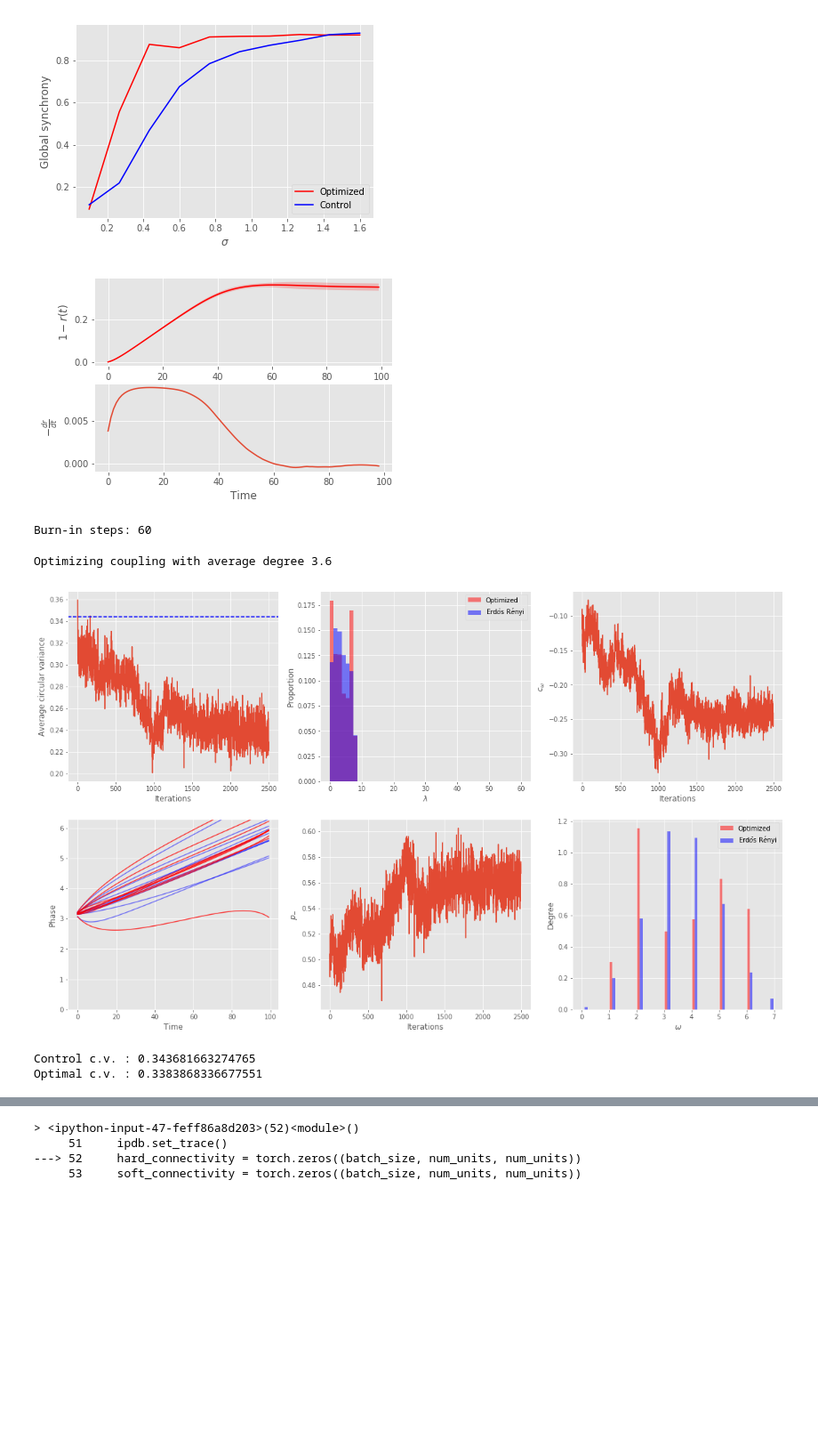
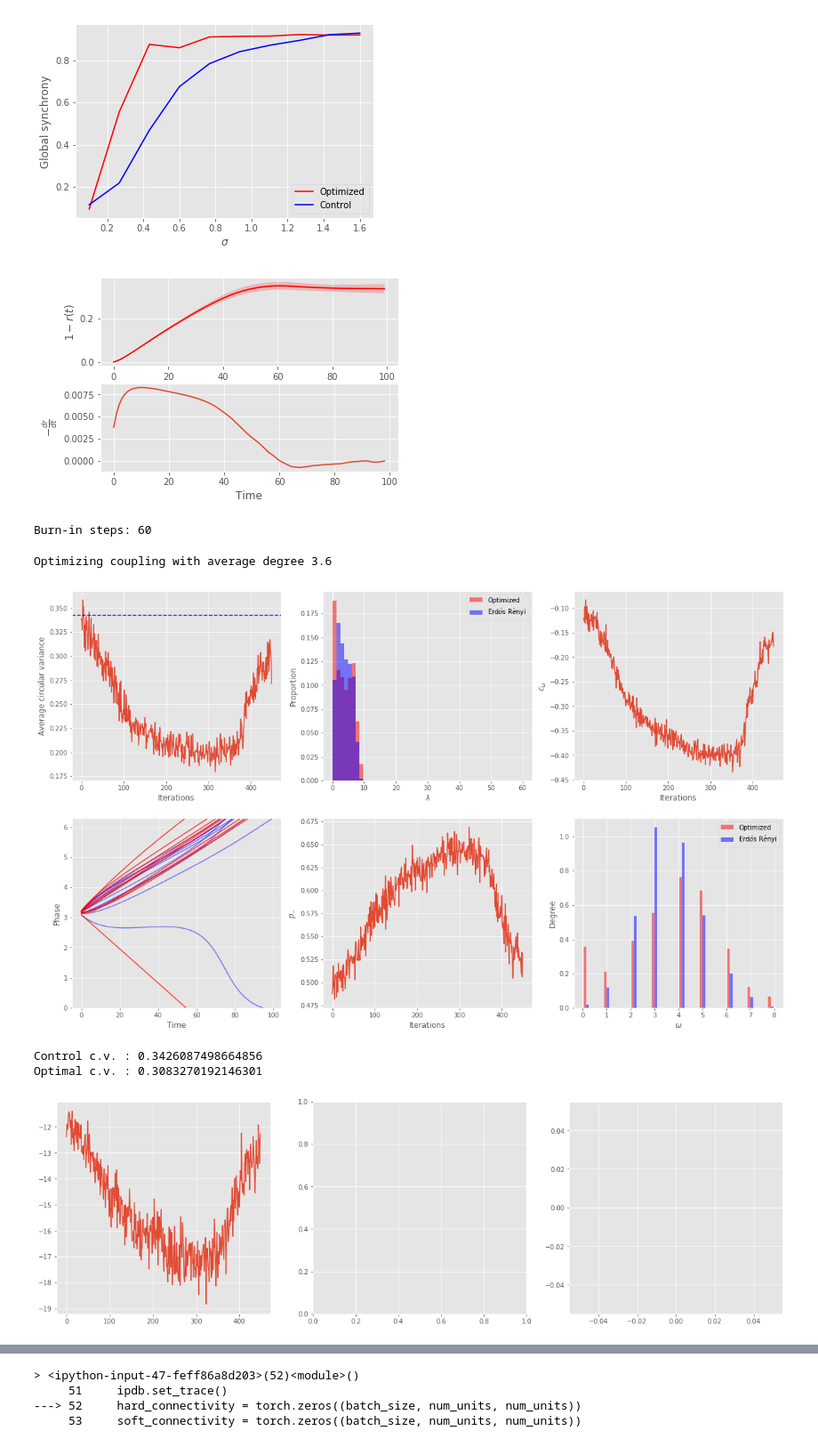
Before and after one commit to serre-lab/synchrony, a Jupyter notebook: notebooks/GraphSynch.ipynb, the cells around one changed output, grey strips where cells are left out. Shown at 89% size. Cells and saved outputs as stored; diff of their text form; code cells hidden in the pictures; blank space fills up the shorter version.

```diff
--- a/notebooks/GraphSynch.ipynb
+++ b/notebooks/GraphSynch.ipynb
@@ -118,6 +224,10 @@ def p_neg(omega, connectivity):
     num_links= (connectivity > 0).sum((1,2))
     opp_connections = (sign_prods * connectivity) < 0
     return ((opp_connections.sum((1,2))) / num_links.float()).mean()
+
+def omega_energy(omega, connectivity):
+    L = laplacian(connectivity)
+    return -1*torch.einsum('bi,bi->b', omega, torch.einsum('bij,bi->bj',L, omega)).mean()
 # %%
 def run_kuramoto(coupling, omega, alpha=.1, steps=100, phase_init=None, burn_in_prop=.5):
     num_units = coupling.shape[2]
@@ -307,7 +494,7 @@ num_links = 175
 omega_name = 'uniform'
 omega_dist, g0 = get_dist(omega_name)
 sigma_star = .7
-iterations = 50
+iterations = 100
 transform = 'softmax'
 kuramoto_steps=250
 alpha=1e-1
@@ -325,6 +512,7 @@ all_cv = []
 logits = torch.rand(ut_size)
 
 connectivity = torch.zeros((1, num_units, num_units))
+
 if transform is 'softmax':
     soft_connectivity = softmax(logits, dim=-1)
 elif transform is 'sigmoid':
@@ -339,6 +527,7 @@ connectivity += connectivity.transpose(2,1)
 for _ in range(10):
     cvh = []
     omega = omega_dist.sample(sample_shape=torch.Size([1,num_units]))
+    phase = np.pi * torch.ones(batch_size,num_units)
     for k in range(kuramoto_steps):
         phase = kuramoto_step(phase,sigma_star * connectivity, omega, alpha=alpha)
         cvh.append(circular_variance(phase.unsqueeze(0)))
@@ -529,15 +719,18 @@ omega_name = 'uniform'
 omega_dist, g0 = get_dist(omega_name)
 transform='softmax'
 num_hid_units= 1024
-num_hid_layers = 2
+num_hid_layers = 1
 sigma_star = .3
 kuramoto_steps=100
-iterations = 100
+iterations = 450
 # TRY CHANGING T NEXT
 alpha = 1e-1
-lr=1e-1
+lr=5e-5
 ut_size = int(num_units * (num_units - 1) / 2)
 T = 10
+optimizer='Adam'
+view_inner_opt=-1
+view_lr = -1
 
 # Testing parameters
 num_omega = 10
@@ -557,7 +750,7 @@ for _ in range(10):
     omega = omega_dist.sample(sample_shape=torch.Size([batch_size,num_units]))
     connectivity = torch.zeros((batch_size, num_units, num_units))
     h = cn.init_hidden(batch_size)
-    soft_connectivity = cn.forward(omega,h)
+    soft_connectivity = cn.forward(omega,h)[-1,...]
     _, hard_inds = torch.topk(soft_connectivity,num_links, dim=-1)
     ut_connectivity = torch.zeros_like(soft_connectivity).scatter_(1,hard_inds, torch.ones_like(hard_inds).float())
     connectivity[:,triu_ind[0],triu_ind[1]] = ut_connectivity
@@ -587,16 +780,17 @@ plt.close()
 
 print('Burn-in steps: {}'.format(burn_in_steps))
 # %% [output]
-[figure, old version]
+[figure, new version]
 Burn-in steps: 60
 # %%
 # Brede 2: Optimize coupling net
 print('Optimizing coupling with average degree {}'.format(2*num_links / float(num_units)))
-cv_star, cn, co, pn = optimize_connectivity_gru(num_units, num_out, num_links, omega_name=omega_name, batch_size=batch_size,
+cv_star, cn, co, pn, oh, ioh, ah = optimize_connectivity_gru(num_units, num_out, num_links, omega_name=omega_name, batch_size=batch_size,
                                         coupling_strength=sigma_star,iterations=iterations, transform=transform,
                                         alpha=alpha, lr=lr, kuramoto_steps=kuramoto_steps,
                                         num_hid_units=num_hid_units, num_hid_layers=num_hid_layers,
-                                        burn_in_steps=burn_in_steps, T=T)
+                                        burn_in_steps=burn_in_steps, T=T, optimizer=optimizer,
+                                        view_inner_opt=view_inner_opt, view_lr=view_lr)
 # %% [output]
 Optimizing coupling with average degree 3.6
 # %%
@@ -615,7 +809,7 @@ cmx = [connectivity_star, control_connectivity]
 
 for j, mx in enumerate(cmx):
     if j == 0: h = cn.init_hidden(batch_size)
-    prob = cn.forward(omega, h) if j == 0 else torch.rand(batch_size, num_ut)
+    prob = cn.forward(omega, h)[-1,...] if j == 0 else torch.rand(batch_size, num_ut)
     _, hard_inds = torch.topk(prob,num_links, dim=-1)
     ut_connectivity = torch.zeros_like(prob).scatter_(1,hard_inds, torch.ones_like(hard_inds).float())
     cmx[j][:,triu_ind[0],triu_ind[1]] = ut_connectivity
@@ -669,36 +863,49 @@ axes[0,1].legend(('Optimized', r'Erd$\"{o}$s R$\'{e}$nyi'))
 axes[0,2].plot(np.array(co).reshape(-1))
 axes[0,2].set_ylabel(r'$c_{\omega}$')
 axes[0,2].set_xlabel('Iterations')
 
 
 axes[1,0].plot(control_flow[0,...].numpy(), color='b', alpha=.5)
 axes[1,0].plot(opt_flow[0,...].numpy(), color='r', alpha=.75)
 axes[1,0].set_ylim([0,2*np.pi])
 axes[1,0].set_xlabel('Time')
 axes[1,0].set_ylabel('Phase')
 
 
 axes[1,1].plot(np.array(pn))
 axes[1,1].set_ylabel(r'$p_{-}$')
 axes[1,1].set_xlabel('Iterations')
 
 all_D = np.array([D, D_control]).transpose()
 axes[1,2].hist(all_D,28,color=('r','b'),alpha=.5,histtype='bar',density=True)
 # axes[1,2].scatter(omega[0,...].reshape(-1), D_control[0,...].reshape(-1), color='b', alpha=.25)
 # axes[1,2].scatter(omega[0,...].reshape(-1), D[0,...].reshape(-1), color='r', alpha=.25)
 axes[1,2].set_xlabel(r'$\omega$')
 axes[1,2].set_ylabel('Degree')
 axes[1,2].legend(('Optimized', r'Erd$\"{o}$s R$\'{e}$nyi'))
 
 plt.show()
 plt.close()
 
 print('Control c.v. : {}'.format(cv_control.numpy()))
 print('Optimal c.v. : {}'.format(cv_opt.numpy()))
+
+hsv = plt.get_cmap('hsv')
+fig, axes = plt.subplots(1,3,figsize=(20,6))
+axes[0].plot(oh)
+alphas = np.linspace(.05, 1.0, len(ioh))
+for i in range(len(ioh)):
+    alpha = alphas[i]
+    axes[1].plot(ioh[i], color='r', alpha=alpha)
+# colors = hsv(np.linspace(0, 1.0, ah.shape[-1]))
+axes[2].plot(ah)
+plt.show()
+plt.close()
 # %% [output]
-[figure, old version]
+[figure, new version]
-Control c.v. : 0.343681663274765
-Optimal c.v. : 0.3383868336677551
+Control c.v. : 0.3426087498664856
+Optimal c.v. : 0.3083270192146301
+[figure, added]
 # %%
 # For multiple phase initializations, compute circular variance of optimized net vs random
 
```
Also changed, not shown: parts of 16 cells of this notebook, 3 other files.
